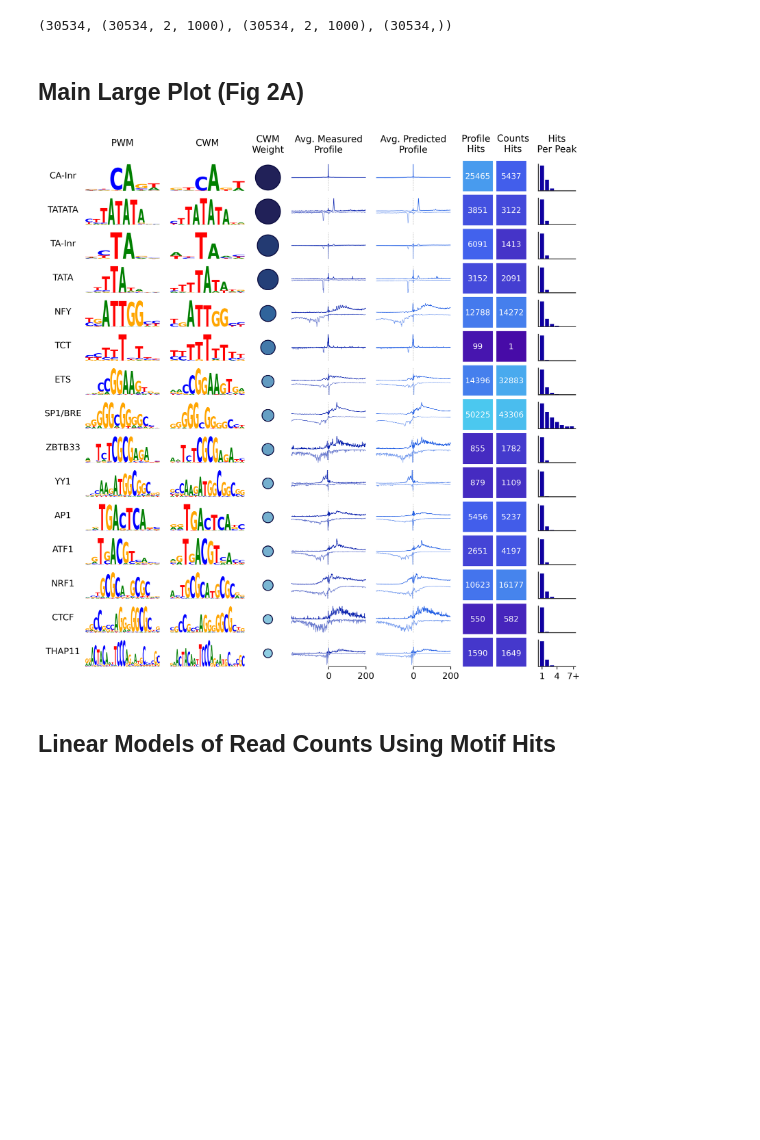
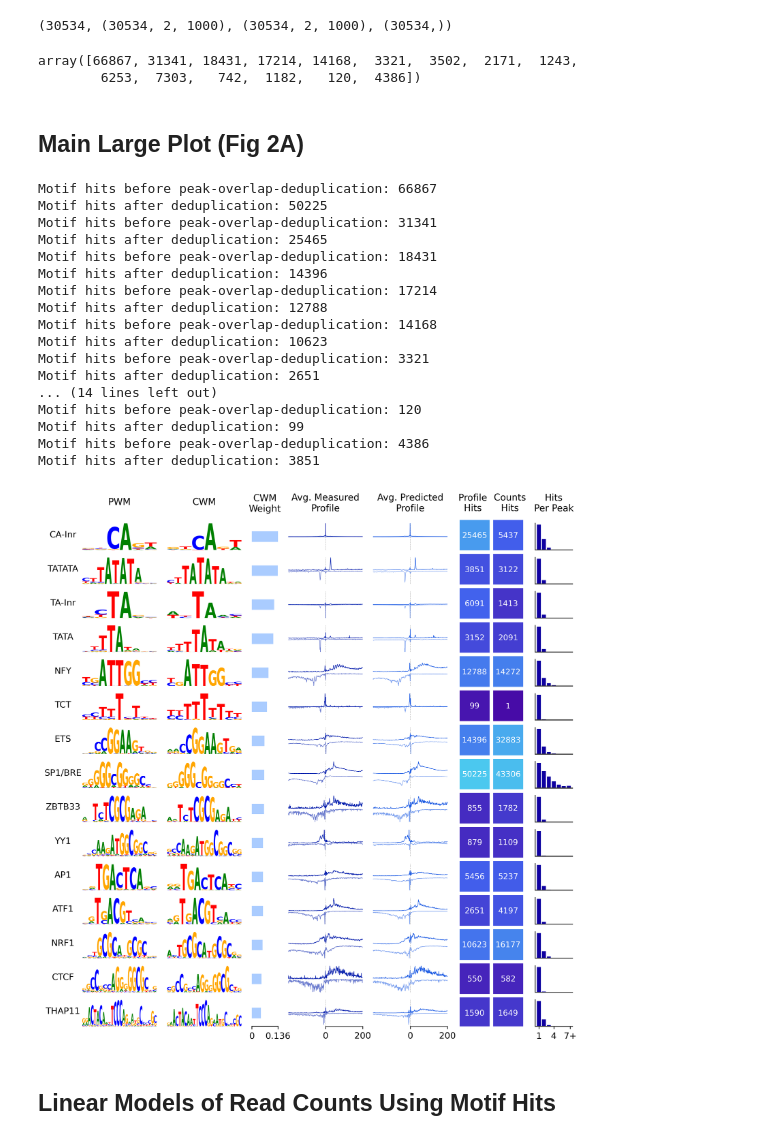
Before and after one commit to kundajelab/ProCapNet, a Jupyter notebook: src/figure_notebooks/Fig2_modisco_results.ipynb, the cells around one changed output. Drawn from its saved outputs; the diff is of its cells as text; code cells hidden in the pictures; blank space fills up the shorter version.

```diff
--- a/src/figure_notebooks/Fig2_modisco_results.ipynb
+++ b/src/figure_notebooks/Fig2_modisco_results.ipynb
@@ -18,11 +18,17 @@ from modiscolite_utils import load_modisco_results
 
 from plot_utils import get_continuous_cmap
 from motif_hits_utils import load_motif_hits
-from other_motif_utils import trim_two_motifs_by_thresh, plot_motif_on_ax, compute_per_position_ic
+from other_motif_utils import trim_motif_by_thresh, trim_two_motifs_by_thresh, plot_motif_on_ax, compute_per_position_ic
 from load_annotations_utils import load_coords_with_summits, find_peak_overlap_labels, get_ccre_bed
 
 import matplotlib.pyplot as plt
 import matplotlib
 import matplotlib.patches as patches
 
+matplotlib.rcParams['pdf.fonttype'] = 42
+matplotlib.rcParams['ps.fonttype'] = 42
+
+import logging
+logging.getLogger('matplotlib.font_manager').setLevel(logging.ERROR)
+
 %matplotlib inline
@@ -64,7 +68,7 @@ config = MergedFilesConfig(cell_type, model_type, data_type)
 
 proj_dir = config.proj_dir
 
-figures_dir = proj_dir + "figures/"
+figures_dir = proj_dir + "figures_final/"
 os.makedirs(figures_dir, exist_ok=True)
 
 dist_plots_dir = figures_dir + "2_motif_pos_dist_plots/"
@@ -103,6 +107,11 @@ len(coords), true_profs.shape, pred_profs.shape, pred_logcounts.shape
 # load motif hits
 
 motif_hits, motif_hits_peaks, motif_hit_counts = load_motif_hits(cell_type, model_type, data_type, in_window)
+# %%
+motif_hit_counts["profile"].sum(axis=0)
+# %% [output]
+array([66867, 31341, 18431, 17214, 14168,  3321,  3502,  2171,  1243,
+        6253,  7303,   742,  1182,   120,  4386])
 # %% [markdown]
 ## Main Large Plot (Fig 2A)
 # %%
@@ -253,6 +240,23 @@ def pick_middle_number(nums):
     nums = sorted(list(set(nums)))
     return nums[len(nums) // 2]
 # %%
+def plot_rectangle_with_given_width(ax, width, add_xaxis=False, xaxis_max = 1):
+    ax.add_patch(plt.Rectangle((0, 0.3), width, 0.4,
+                            facecolor = "#AACCFF"))#, edgecolor="#0C0D40"))
+
+    # delete axis lines and ticks everywhere
+
+    ax.spines[["top", "right", "left"]].set_visible(False)
+    ax.set_yticks([])
+    ax.set(xlim=[0, 1], ylim=[0, 1], aspect=1)
+
+    if not add_xaxis:
+        ax.spines[["bottom"]].set_visible(False)
+        ax.set_xticks([])
+    else:
+        ax.set_xticks([0, 1], ["0", "%0.3f" % (xaxis_max)])
+
+
 def plot_modisco_hits(modisco_results, patterns_to_keep,
                       motif_hits, motif_hit_counts,
                       coords, true_profs, pred_profs,
@@ -296,6 +300,8 @@ def plot_modisco_hits(modisco_results, patterns_to_keep,
         # use ax_row_i here because the motif hit caller only saw the filtered subset of motifs
         motif_hits_subset = motif_hits["profile"][motif_hits["profile"]["motif_index"] == ax_row_i]
 
+        print("Motif hits before peak-overlap-deduplication:", motif_hits_subset.shape[0])
+
         # remove duplicate motif hits, double-called because peaks were too close together
         df_tmp = motif_hits_subset.groupby(["chrom", "start", "end", "motif", "strand", "motif_index"])
         motif_hits_subset = df_tmp.agg({'peak_index': pick_middle_number}).reset_index()
@@ -320,7 +326,7 @@ def plot_modisco_hits(modisco_results, patterns_to_keep,
         hist_xs.append(hist_x)
 
         motif_hit_counts["profile"].append(hit_counts_by_peak.sum())
-
+        print("Motif hits after deduplication:", hit_counts_by_peak.sum())
 
         # repeat duplicate hit removal for counts task
         motif_hits_subset = motif_hits["counts"][motif_hits["counts"]["motif_index"] == ax_row_i]
@@ -347,9 +353,10 @@ def plot_modisco_hits(modisco_results, patterns_to_keep,
     heatmap_counts_data = np.array(motif_hit_counts["counts"])[sort_order]
     heatmap_data = np.array((heatmap_prof_data, heatmap_counts_data)).T
 
+
     # normalize cwm weights so the max is 1
-    cwm_weights = cwm_weights / np.max(cwm_weights)
-
+    og_max_cwm_weight = np.max(cwm_weights)
+    cwm_weights = cwm_weights / og_max_cwm_weight
 
     ### with data all loaded, start building plot
 
@@ -389,7 +396,9 @@ def plot_modisco_hits(modisco_results, patterns_to_keep,
         plot_motif_on_ax(pwm_trim, ax_row[0])
         plot_motif_on_ax(cwm_trim, ax_row[1])
 
-        plot_circle_with_given_radius(ax_row[2], cwm_weight)
+        plot_rectangle_with_given_width(ax_row[2], cwm_weight,
+                                        add_xaxis = ax_row_i == len(patterns_to_keep) - 1,
+                                        xaxis_max = og_max_cwm_weight)
 
         ax_row[0].set_ylabel(motif_names_list[ax_row_i],
                              fontsize=10, labelpad=22, rotation=0, y=0.4)
@@ -472,38 +481,55 @@ def plot_modisco_hits(modisco_results, patterns_to_keep,
     heatmap.tick_params(which="minor", bottom=False, left=False, top=False)
     heatmap.tick_params(which="major", bottom=False, left=False, top=False)
     heatmap.set_yticklabels([])
     heatmap.spines[["left", "top", "bottom"]].set_visible(False)
     heatmap.spines["right"].set_color("w")
     heatmap.set_yticks(np.arange(len(heatmap_data)+1)-.5, minor=True)
     heatmap.set_ylim(len(heatmap_data) - 0.6, -0.6)
 
     heatmap.set_xlim(-0.5, 1.5)
 
     # add text on top of heatmaps
     for i in range(heatmap_data.shape[0]):
         for j in range(heatmap_data.shape[1]):
             if not np.isnan(heatmap_data[i,j]):
                 text = heatmap.text(j, i+0.02, int(heatmap_data[i,j]),
                            ha="center", va="center", color="w", fontsize=9)
             else:
                 text = heatmap.text(j-0.03, i+0.02, 0,
                            ha="center", va="center", color="#333333", fontsize=9)
 
     fig.align_ylabels()
 
     if save_path is not None:
-        plt.savefig(save_path, bbox_inches = 'tight', pad_inches = 0, dpi = 300)
-    else:
-        plt.show()
+        plt.savefig(save_path, bbox_inches = 'tight', pad_inches = 0, dpi = 300, transparent=True)
+
+    plt.show()
 
 
 plot_modisco_hits(modisco_results,
                   patterns_to_keep, motif_hits, motif_hit_counts,
                   coords, true_profs, pred_profs,
                   in_window, out_window,
-                  save_path = figures_dir + "2main.png")
+                  save_path = figures_dir + "2main.pdf")
 # %% [output]
+Motif hits before peak-overlap-deduplication: 66867
+Motif hits after deduplication: 50225
+Motif hits before peak-overlap-deduplication: 31341
+Motif hits after deduplication: 25465
+Motif hits before peak-overlap-deduplication: 18431
+Motif hits after deduplication: 14396
+Motif hits before peak-overlap-deduplication: 17214
+Motif hits after deduplication: 12788
+Motif hits before peak-overlap-deduplication: 14168
+Motif hits after deduplication: 10623
+Motif hits before peak-overlap-deduplication: 3321
+Motif hits after deduplication: 2651
+... (14 lines left out)
+Motif hits before peak-overlap-deduplication: 120
+Motif hits after deduplication: 99
+Motif hits before peak-overlap-deduplication: 4386
+Motif hits after deduplication: 3851
-[figure, old version]
+[figure, new version]
 # %% [markdown]
 ## Linear Models of Read Counts Using Motif Hits
 # %%
```
Also changed, not shown: parts of 16 cells of this notebook, 9 other files.
